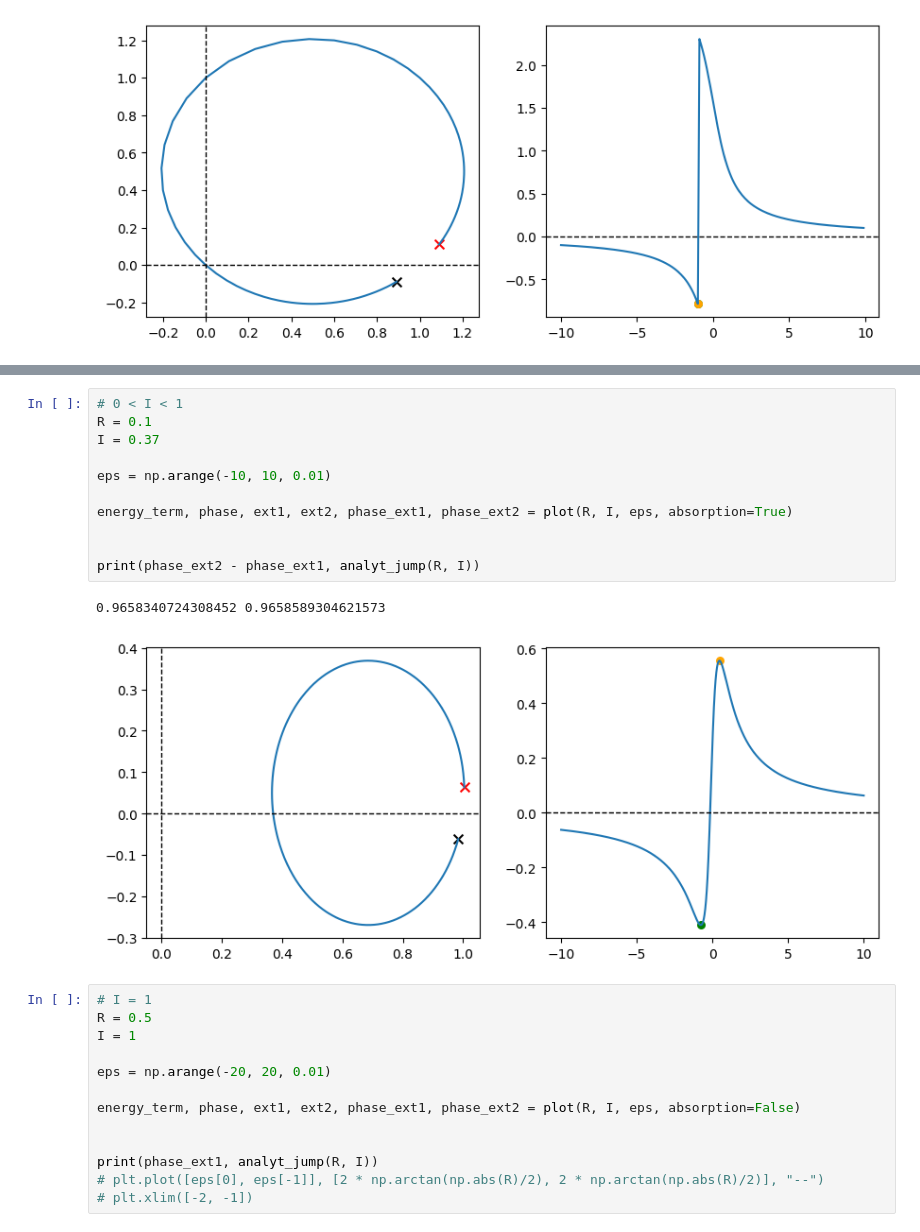
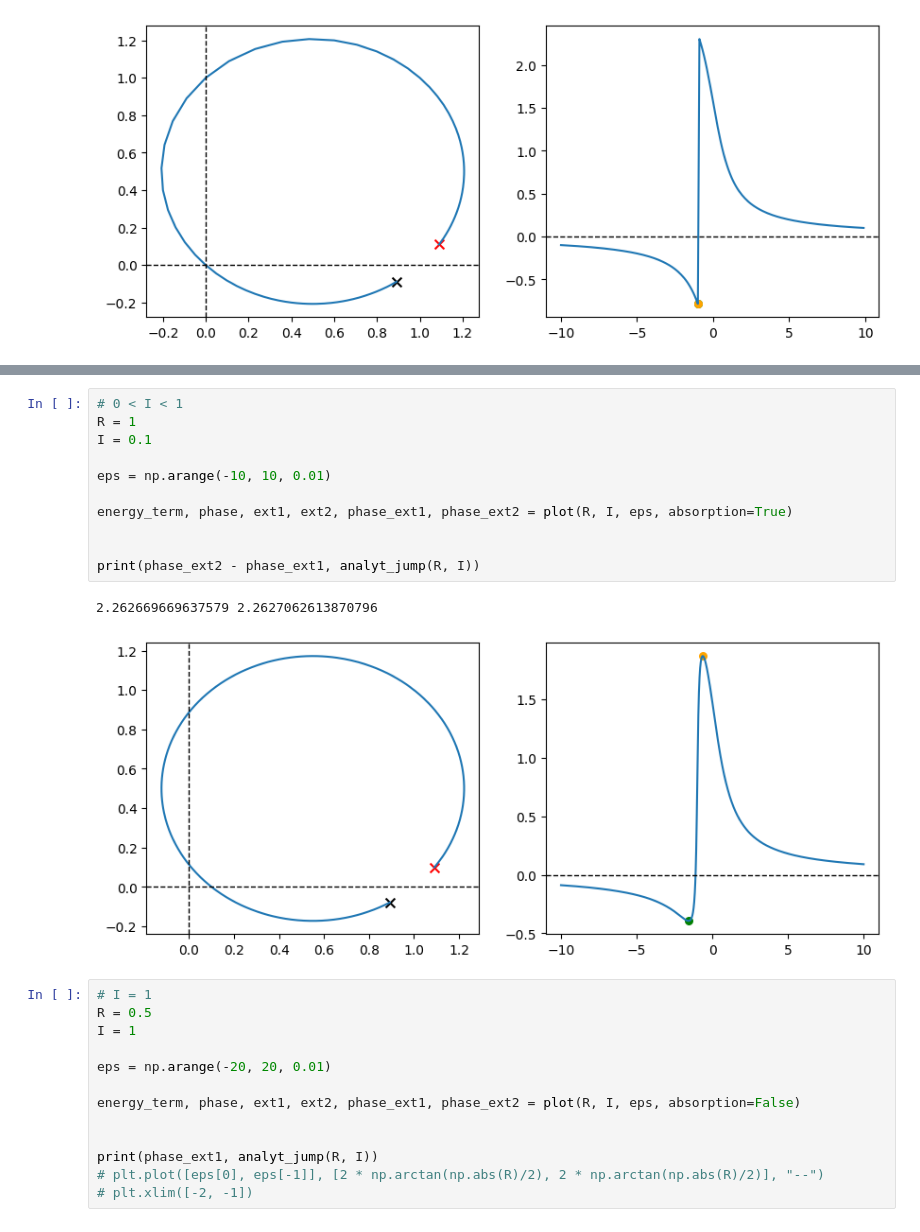
Before and after one commit to kulichik39/photoionization_analysis, a Jupyter notebook: phase_model_analysis/phase_model.ipynb, the cells around one changed output, grey strips where cells are left out. Saved outputs shown, nothing was run; the diff lists cells and outputs as text.

```diff
--- a/phase_model_analysis/phase_model.ipynb
+++ b/phase_model_analysis/phase_model.ipynb
@@ -79,17 +91,17 @@ print(np.pi, analyt_jump(R, I))
 # %%
 # 0 < I < 1
-R = 0.1
-I = 0.37
+R = 1
+I = 0.1
 
 eps = np.arange(-10, 10, 0.01)
 
 energy_term, phase, ext1, ext2, phase_ext1, phase_ext2 = plot(R, I, eps, absorption=True)
 
 
 print(phase_ext2 - phase_ext1, analyt_jump(R, I))
 # %% [output]
-0.9658340724308452 0.9658589304621573
+2.262669669637579 2.2627062613870796
-[figure, old version]
+[figure, new version]
 # %%
 # I = 1
 R = 0.5
```
Also changed, not shown: parts of 4 cells of this notebook, 3 other files.
